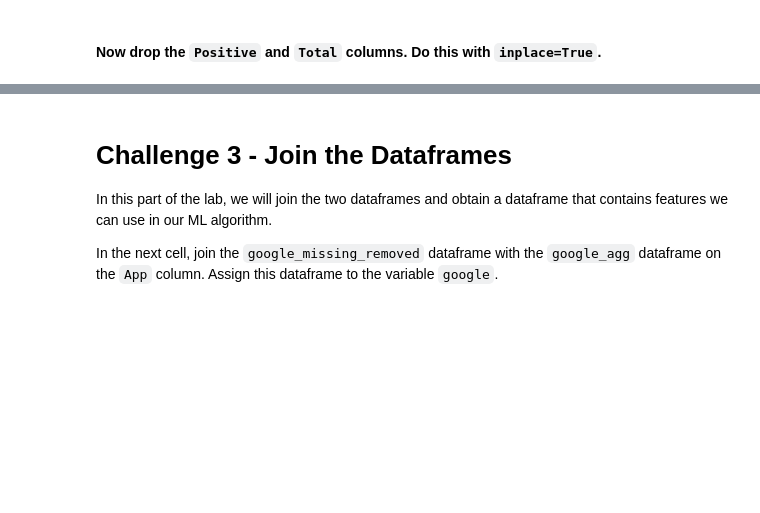
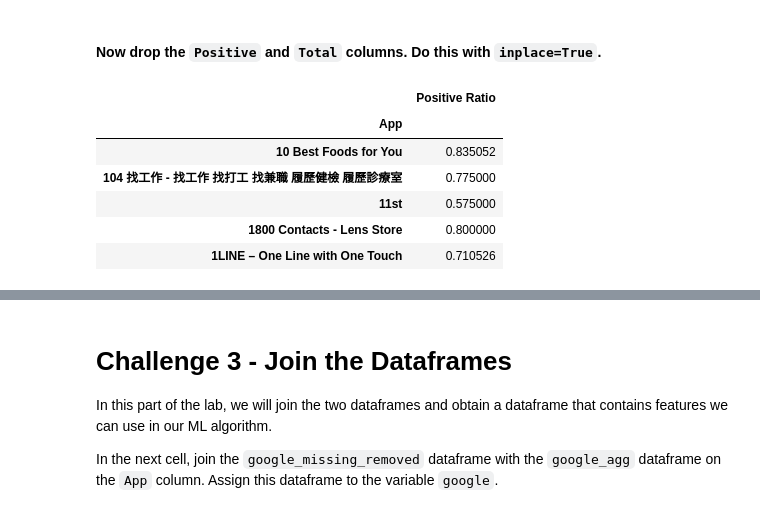
Before and after one commit to ta-data-remote/lab-supervised-learning-feature-extraction, a Jupyter notebook: your-code/notebooks/main.ipynb, the cells around one changed output, grey strips where cells are left out. Saved outputs shown, nothing was run; the diff lists cells and outputs as text; code cells hidden in the pictures; blank space fills up the shorter version.

```diff
--- a/your-code/notebooks/main.ipynb
+++ b/your-code/notebooks/main.ipynb
@@ -438,3 +536,14 @@ Make sure to account for the case where the denominator is zero using the `np.wh
+# %%
+new_df.drop(["Sentiment", "Positive"], inplace=True, axis=1)
+new_df.head(5)
+# %% [output]
+|  | Positive Ratio |
+| App |  |
+| 10 Best Foods for You | 0.835052 |
+| 104 找工作 - 找工作 找打工 找兼職 履歷健檢 履歷診療室 | 0.775000 |
+| 11st | 0.575000 |
+| 1800 Contacts - Lens Store | 0.800000 |
+| 1LINE – One Line with One Touch | 0.710526 |
 # %% [markdown]
 Print the first 5 rows of `google_agg`. Your output should look like:
 
```
Also changed, not shown: parts of 62 cells of this notebook.
